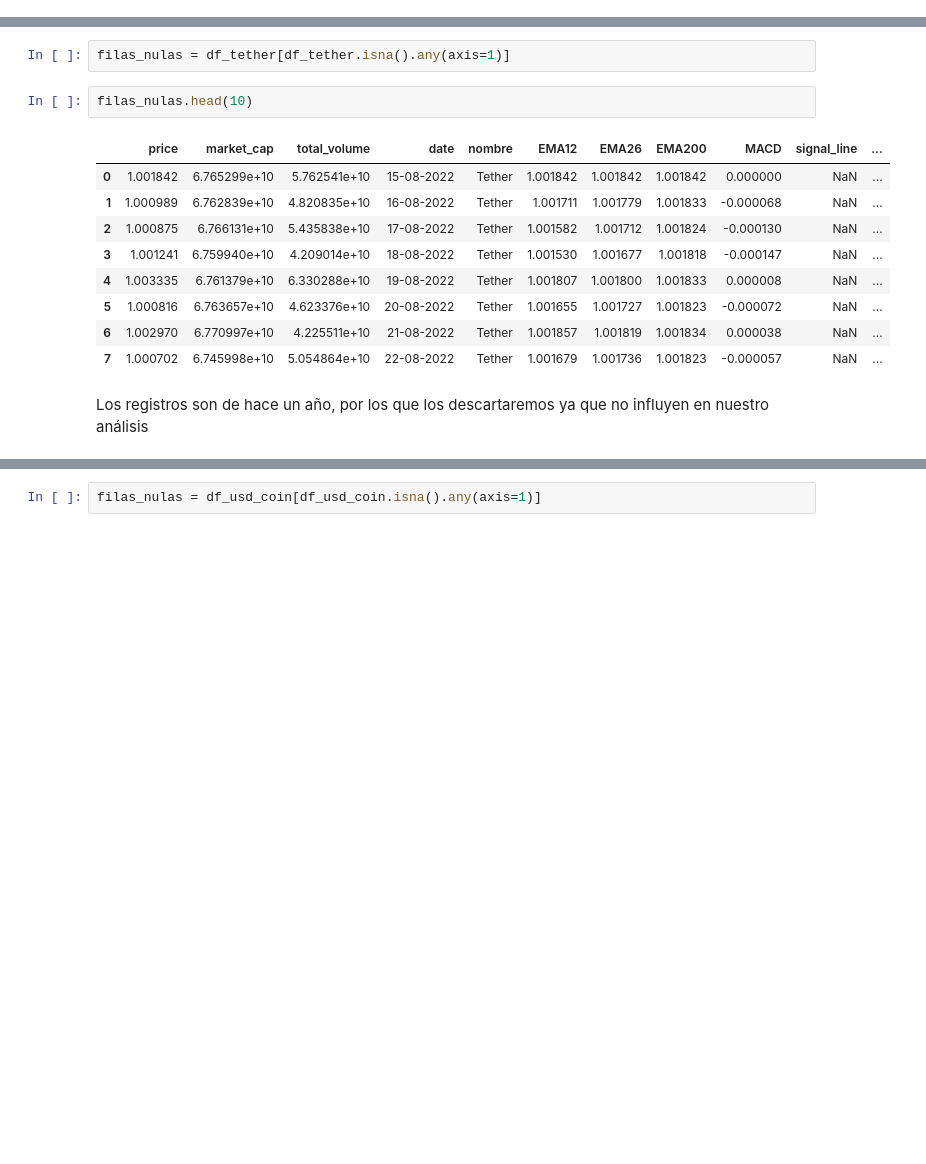
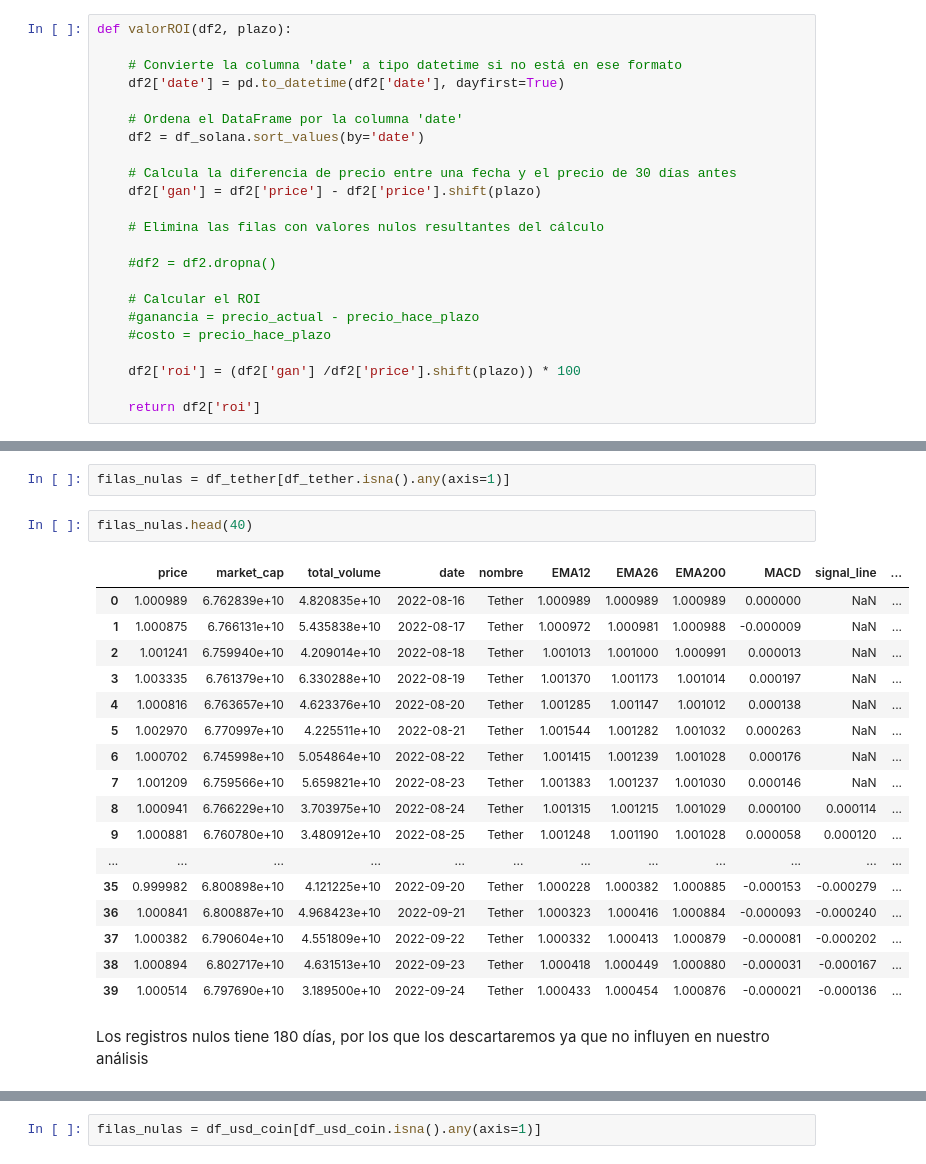
Before and after one commit to GLJaraBarth/2_Proyecto_Individual_DA, a Jupyter notebook: PI_Data_Analitycs_EDA.ipynb, the cells around one changed output, grey strips where cells are left out. Saved outputs shown, nothing was run; the diff lists cells and outputs as text; blank space fills up the shorter version.

```diff
--- a/PI_Data_Analitycs_EDA.ipynb
+++ b/PI_Data_Analitycs_EDA.ipynb
@@ -151,3 +128,26 @@ def valorROI(df2,plazo):
+# %%
+def valorROI(df2, plazo):
+
+    # Convierte la columna 'date' a tipo datetime si no está en ese formato
+    df2['date'] = pd.to_datetime(df2['date'], dayfirst=True)
+
+    # Ordena el DataFrame por la columna 'date'
+    df2 = df_solana.sort_values(by='date')
+
+    # Calcula la diferencia de precio entre una fecha y el precio de 30 días antes
+    df2['gan'] = df2['price'] - df2['price'].shift(plazo)
+
+    # Elimina las filas con valores nulos resultantes del cálculo
+
+    #df2 = df2.dropna()
+
+    # Calcular el ROI
+    #ganancia = precio_actual - precio_hace_plazo
+    #costo = precio_hace_plazo
+
+    df2['roi'] = (df2['gan'] /df2['price'].shift(plazo)) * 100
+
+    return df2['roi']
 # %% [markdown]
 **3 - Definición de variables fecha y otras**
 # %%
@@ -1214,19 +1218,27 @@ dtype: int64
 # %%
 filas_nulas = df_tether[df_tether.isna().any(axis=1)]
 # %%
-filas_nulas.head(10)
+filas_nulas.head(40)
 # %% [output]
 |  | price | market_cap | total_volume | date | nombre | EMA12 | EMA26 | EMA200 | MACD | signal_line | ... |
-| 0 | 1.001842 | 6.765299e+10 | 5.762541e+10 | 15-08-2022 | Tether | 1.001842 | 1.001842 | 1.001842 | 0.000000 | NaN | ... |
-| 1 | 1.000989 | 6.762839e+10 | 4.820835e+10 | 16-08-2022 | Tether | 1.001711 | 1.001779 | 1.001833 | -0.000068 | NaN | ... |
-| 2 | 1.000875 | 6.766131e+10 | 5.435838e+10 | 17-08-2022 | Tether | 1.001582 | 1.001712 | 1.001824 | -0.000130 | NaN | ... |
-| 3 | 1.001241 | 6.759940e+10 | 4.209014e+10 | 18-08-2022 | Tether | 1.001530 | 1.001677 | 1.001818 | -0.000147 | NaN | ... |
-| 4 | 1.003335 | 6.761379e+10 | 6.330288e+10 | 19-08-2022 | Tether | 1.001807 | 1.001800 | 1.001833 | 0.000008 | NaN | ... |
-| 5 | 1.000816 | 6.763657e+10 | 4.623376e+10 | 20-08-2022 | Tether | 1.001655 | 1.001727 | 1.001823 | -0.000072 | NaN | ... |
-| 6 | 1.002970 | 6.770997e+10 | 4.225511e+10 | 21-08-2022 | Tether | 1.001857 | 1.001819 | 1.001834 | 0.000038 | NaN | ... |
-| 7 | 1.000702 | 6.745998e+10 | 5.054864e+10 | 22-08-2022 | Tether | 1.001679 | 1.001736 | 1.001823 | -0.000057 | NaN | ... |
+| 0 | 1.000989 | 6.762839e+10 | 4.820835e+10 | 2022-08-16 | Tether | 1.000989 | 1.000989 | 1.000989 | 0.000000 | NaN | ... |
+| 1 | 1.000875 | 6.766131e+10 | 5.435838e+10 | 2022-08-17 | Tether | 1.000972 | 1.000981 | 1.000988 | -0.000009 | NaN | ... |
+| 2 | 1.001241 | 6.759940e+10 | 4.209014e+10 | 2022-08-18 | Tether | 1.001013 | 1.001000 | 1.000991 | 0.000013 | NaN | ... |
+| 3 | 1.003335 | 6.761379e+10 | 6.330288e+10 | 2022-08-19 | Tether | 1.001370 | 1.001173 | 1.001014 | 0.000197 | NaN | ... |
+| 4 | 1.000816 | 6.763657e+10 | 4.623376e+10 | 2022-08-20 | Tether | 1.001285 | 1.001147 | 1.001012 | 0.000138 | NaN | ... |
+| 5 | 1.002970 | 6.770997e+10 | 4.225511e+10 | 2022-08-21 | Tether | 1.001544 | 1.001282 | 1.001032 | 0.000263 | NaN | ... |
+| 6 | 1.000702 | 6.745998e+10 | 5.054864e+10 | 2022-08-22 | Tether | 1.001415 | 1.001239 | 1.001028 | 0.000176 | NaN | ... |
+| 7 | 1.001209 | 6.759566e+10 | 5.659821e+10 | 2022-08-23 | Tether | 1.001383 | 1.001237 | 1.001030 | 0.000146 | NaN | ... |
+| 8 | 1.000941 | 6.766229e+10 | 3.703975e+10 | 2022-08-24 | Tether | 1.001315 | 1.001215 | 1.001029 | 0.000100 | 0.000114 | ... |
+| 9 | 1.000881 | 6.760780e+10 | 3.480912e+10 | 2022-08-25 | Tether | 1.001248 | 1.001190 | 1.001028 | 0.000058 | 0.000120 | ... |
+| ... | ... | ... | ... | ... | ... | ... | ... | ... | ... | ... | ... |
+| 35 | 0.999982 | 6.800898e+10 | 4.121225e+10 | 2022-09-20 | Tether | 1.000228 | 1.000382 | 1.000885 | -0.000153 | -0.000279 | ... |
+| 36 | 1.000841 | 6.800887e+10 | 4.968423e+10 | 2022-09-21 | Tether | 1.000323 | 1.000416 | 1.000884 | -0.000093 | -0.000240 | ... |
+| 37 | 1.000382 | 6.790604e+10 | 4.551809e+10 | 2022-09-22 | Tether | 1.000332 | 1.000413 | 1.000879 | -0.000081 | -0.000202 | ... |
+| 38 | 1.000894 | 6.802717e+10 | 4.631513e+10 | 2022-09-23 | Tether | 1.000418 | 1.000449 | 1.000880 | -0.000031 | -0.000167 | ... |
+| 39 | 1.000514 | 6.797690e+10 | 3.189500e+10 | 2022-09-24 | Tether | 1.000433 | 1.000454 | 1.000876 | -0.000021 | -0.000136 | ... |
 # %% [markdown]
-Los registros son de hace un año, por los que los descartaremos ya que no influyen en nuestro análisis
+Los registros nulos tiene 180 días, por los que los descartaremos ya que no influyen en nuestro análisis
 # %%
 df_usd_coin.isna().sum()
 # %% [output]
```
Also changed, not shown: parts of 137 cells of this notebook.
